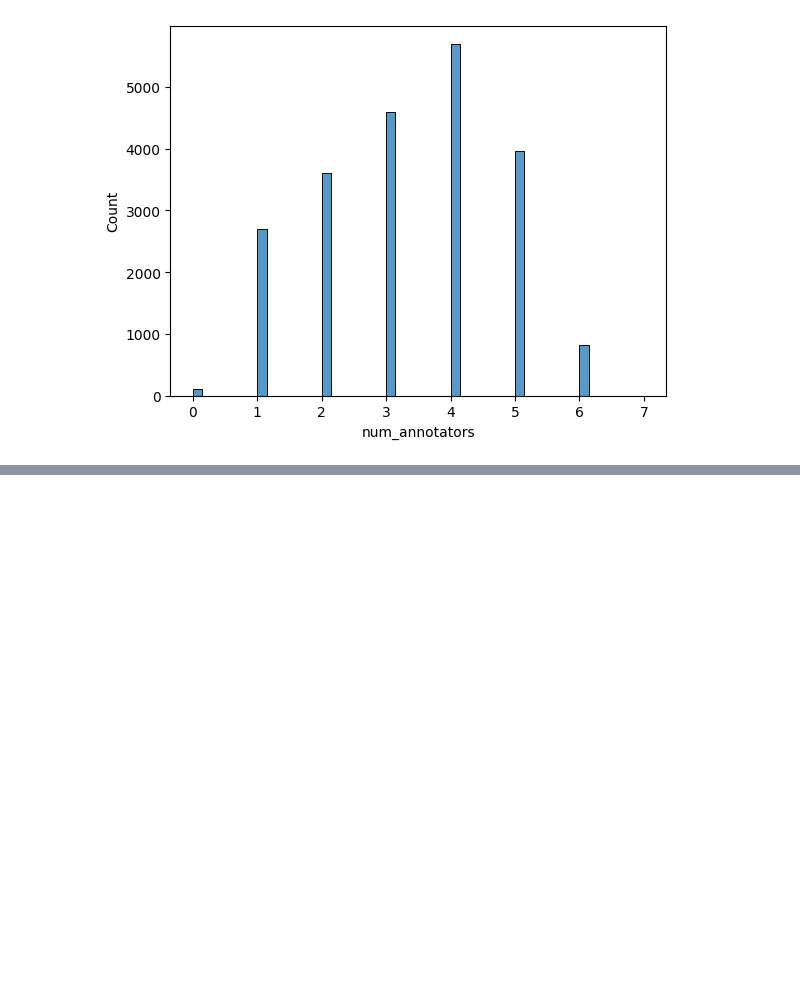
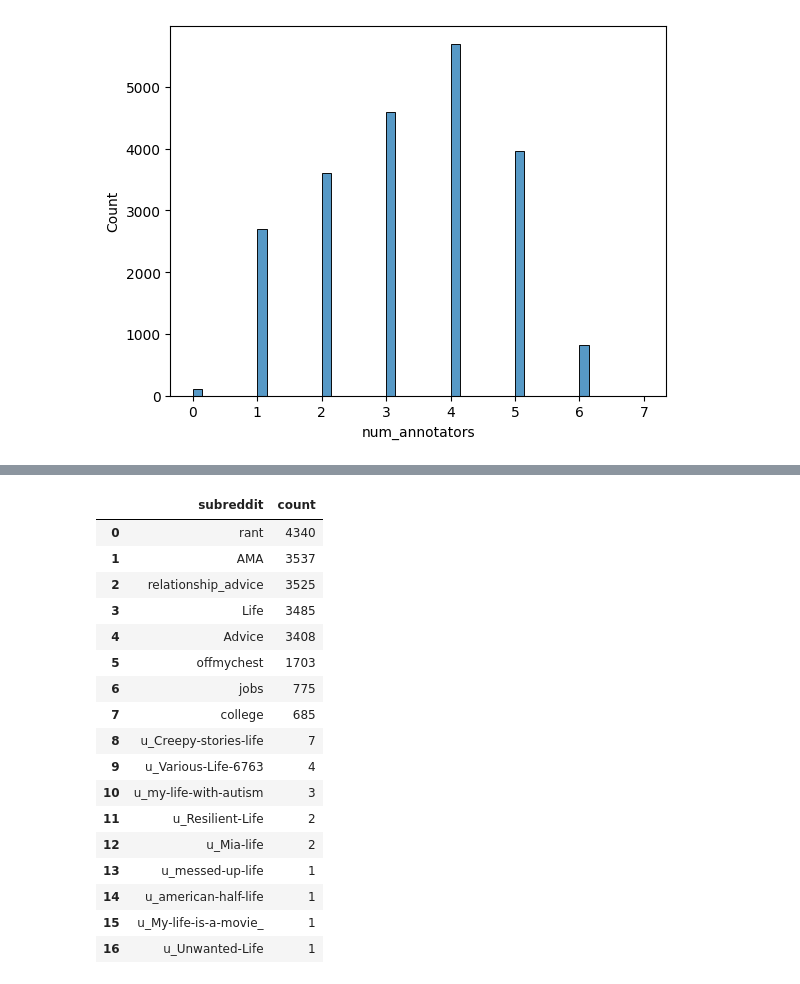
Before and after one commit to DanielZagrean/NLP_Bioread_Reddit_2025W, a Jupyter notebook: code/exploration.ipynb, the cells around one changed output, grey strips where cells are left out. Cells and saved outputs as stored; diff of their text form; code cells hidden in the pictures; blank space fills up the shorter version.

```diff
--- a/code/exploration.ipynb
+++ b/code/exploration.ipynb
@@ -119,0 +228,24 @@ ANNOTATION MIT >1 'start':
+# %%
+counts_df = df['subreddit'].value_counts().reset_index()
+counts_df.columns = ['subreddit', 'count']
+
+counts_df #TODO u_Creepy-stories-life u_Various-Life-6763 and futher
+# %% [output]
+|  | subreddit | count |
+| 0 | rant | 4340 |
+| 1 | AMA | 3537 |
+| 2 | relationship_advice | 3525 |
+| 3 | Life | 3485 |
+| 4 | Advice | 3408 |
+| 5 | offmychest | 1703 |
+| 6 | jobs | 775 |
+| 7 | college | 685 |
+| 8 | u_Creepy-stories-life | 7 |
+| 9 | u_Various-Life-6763 | 4 |
+| 10 | u_my-life-with-autism | 3 |
+| 11 | u_Resilient-Life | 2 |
+| 12 | u_Mia-life | 2 |
+| 13 | u_messed-up-life | 1 |
+| 14 | u_american-half-life | 1 |
+| 15 | u_My-life-is-a-movie_ | 1 |
+| 16 | u_Unwanted-Life | 1 |
```
Also changed, not shown: parts of 12 cells of this notebook.
